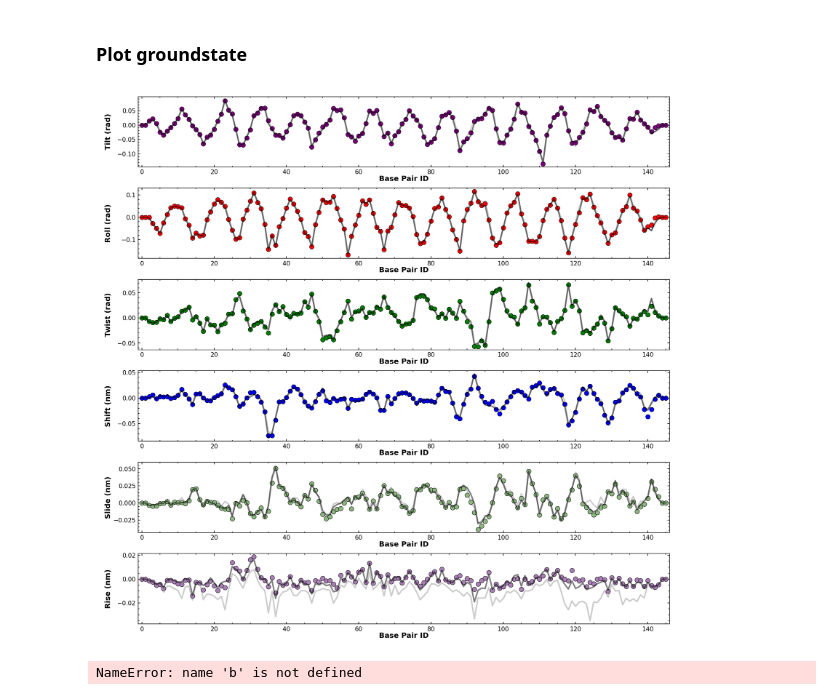
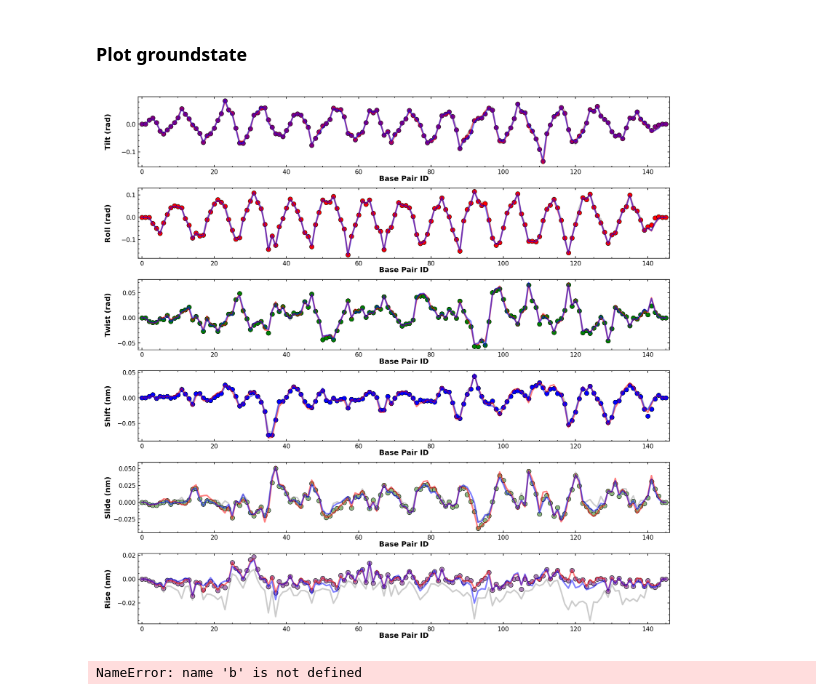
Before and after one commit to ymanish/NucFreeEnergy, a Jupyter notebook: test_theory.ipynb, the cells around one changed output. Drawn from its saved outputs; the diff is of its cells as text; code cells hidden in the pictures.

```diff
--- a/test_theory.ipynb
+++ b/test_theory.ipynb
@@ -36,10 +37,13 @@ seq = "CTGGAGAATCCCGGTGCCGAGGCCGCTCAATTGGTCGTAGACAGCTCTAGCACCGCTTAAACGCACGTACGCG
 
 # seq = "AAAAGCGCGCGCGCGATCTTATCTAGCTAGTACGATCGAAACTATCTAGCGACGATCATAAACGTCGCGGGCGATCTATTTTAGAGATCCTCTAAACCCGCATTCGCTCGTAGCCCCGATCGATCGATCGCGCGATCTAGCTATATA"
 
-
 # seq = 'CCGCTCAATTGGTCGTAGACAGCTCGCACGTACGCCTGGAGAATCCCGGTGCCGAGGGCTGTCCCCCGCGTTTCCCTAGTCTTAACTCCAGGCACGTGTTAGCACCGCTTAAACCAGATATATACATCCTGTCGCCAAGGGGATTAC'
 
+seq = "CTGGAGAATCCCGGTGCCGAGGCCGCTCAATTGGTCGTAGACAGCTCTAGCACCGCTTAAACGCACGTACGCGCTGTCCCCCGCGTTTTAACCGCCAAGGGGATTACTCCCTAGTCTCCAGGCACGTGTCAGATATATACATCCTGT"
+
 savename = 'rand'
+
+savename = '601_corr'
 
 stiffmat,groundstate = genstiff.gen_params(seq,use_group=True)
 triadfn = 'methods/State/Nucleosome.state'
@@ -58,8 +62,10 @@ print(Fdict)
 gs = methods.nucleosome_groundstate(groundstate,stiffmat,midstep_constraint_locations,nuctriads)
 gsv = gs.reshape((len(gs)//6,6))
 
-gs_corr = methods.nucleosome_groundstate(groundstate,stiffmat,midstep_constraint_locations,nuctriads,use_correction=True)
+gs_corr = nucleosome_groundstate(groundstate,stiffmat,midstep_constraint_locations,nuctriads,use_correction=True)
+gs_corr_old = nucleosome_groundstate_old(groundstate,stiffmat,midstep_constraint_locations,nuctriads,use_correction=True)
 gsv_corr = gs_corr.reshape((len(gs)//6,6))
+gsv_corr_old = gs_corr_old.reshape((len(gs)//6,6))
 
 np.save('Data/gs_' + savename + '_th.npy',gsv)
 np.save('Data/gs_' + savename + '_thcorr.npy',gsv_corr)
@@ -197,7 +203,11 @@ for i in range(6):
     # ax.plot(bpids,gsv_corr[:,i],linewidth=1,color='red',alpha=0.5)
     ax.plot(bpids,gsv[:,i],linewidth=1.2,color='black',alpha=0.2,zorder=1)
 
-    ax.plot(bpids,gsv_corr[:,i],linewidth=1.2,color='black',alpha=0.5,zorder=2)
+    ax.plot(bpids,gsv_corr[:,i],linewidth=1.2,color='blue',alpha=0.5,zorder=2)
+
+    ax.plot(bpids,gsv_corr_old[:,i],linewidth=1.2,color='blue',alpha=0.5,zorder=2)
+
+
     # if i == 5:
     #     ax.plot(bpids,gsv[:,i],linewidth=1.2,color='black',alpha=0.2,zorder=1)
     ax.set_xlim((-1,146))
@@ -231,34 +241,34 @@ for i in range(6):
 
 
 for ax in axes:
     ###############################
     # set major and minor ticks
     ax.tick_params(axis="both",which='major',direction="in",width=axtick_major_width,length=axtick_major_length,labelsize=tick_labelsize,pad=tick_pad)
     ax.tick_params(axis='both',which='minor',direction="in",width=axtick_minor_width,length=axtick_minor_length)
         # print(zl)
         # print(forces)
 
     ###############################
     ax.xaxis.set_ticks_position('both')
     # set ticks right and top
     ax.yaxis.set_ticks_position('both')
 
     for axis in ['top','bottom','left','right']:
         ax.spines[axis].set_linewidth(axlinewidth)
 
 
 plt.subplots_adjust(left=0.08,
                     right=0.98,
                     bottom=0.03,
                     top=0.99,
                     wspace=0.3,
                     hspace=0.3)
 
 fig.savefig(savefn+'.pdf',dpi=300,transparent=True)
 fig.savefig(savefn+'.svg',dpi=300,transparent=True)
 fig.savefig(savefn+'.png',dpi=300,transparent=False)
 # %% [output]
-[figure, old version]
+[figure, new version]
 # %%
 a=b
 # %% [output]
```
Also changed, not shown: parts of 1 cell of this notebook, 3 other files.
